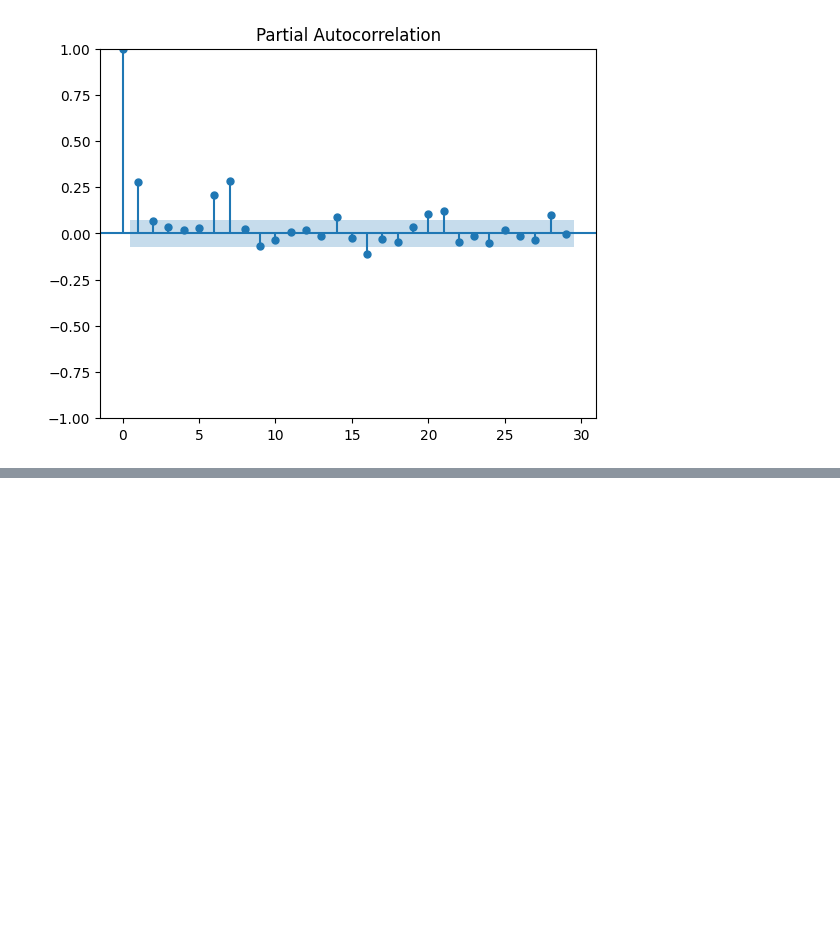
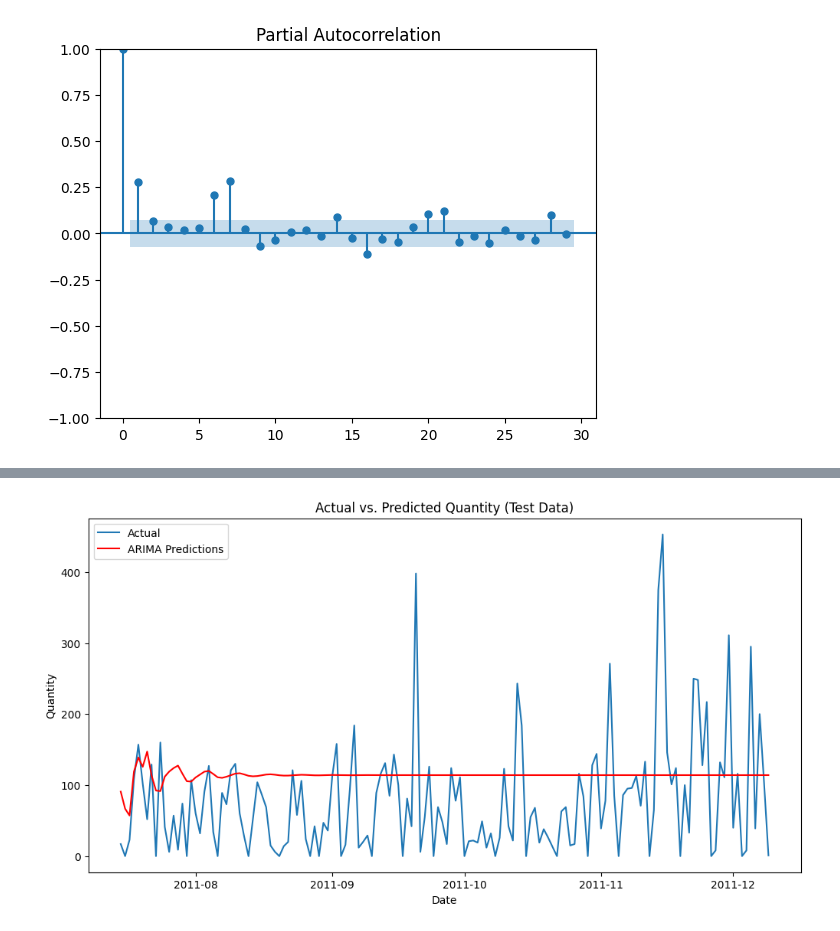
Before and after one commit to muhammadahsan2023/Capstone_Project, a Jupyter notebook: Forecasting_project.ipynb, the cells around one changed output, grey strips where cells are left out. Saved outputs shown, nothing was run; the diff lists cells and outputs as text; code cells hidden in the pictures; blank space fills up the shorter version.

```diff
--- a/Forecasting_project.ipynb
+++ b/Forecasting_project.ipynb
@@ -525,0 +631,12 @@ pacf12 = plot_pacf(p1["Quantity"].dropna())
+# %%
+# Plot the actual vs. predicted values on the test data
+plt.figure(figsize=(12, 6))
+plt.plot(test_data.index, test_data['Quantity'], label='Actual')
+plt.plot(test_data.index, model_fit.forecast(steps=len(test_data)), color='red', label='ARIMA Predictions')
+plt.title('Actual vs. Predicted Quantity (Test Data)')
+plt.xlabel('Date')
+plt.ylabel('Quantity')
+plt.legend()
+plt.show()
+# %% [output]
+[figure, added]
```
Also changed, not shown: parts of 31 cells of this notebook.
